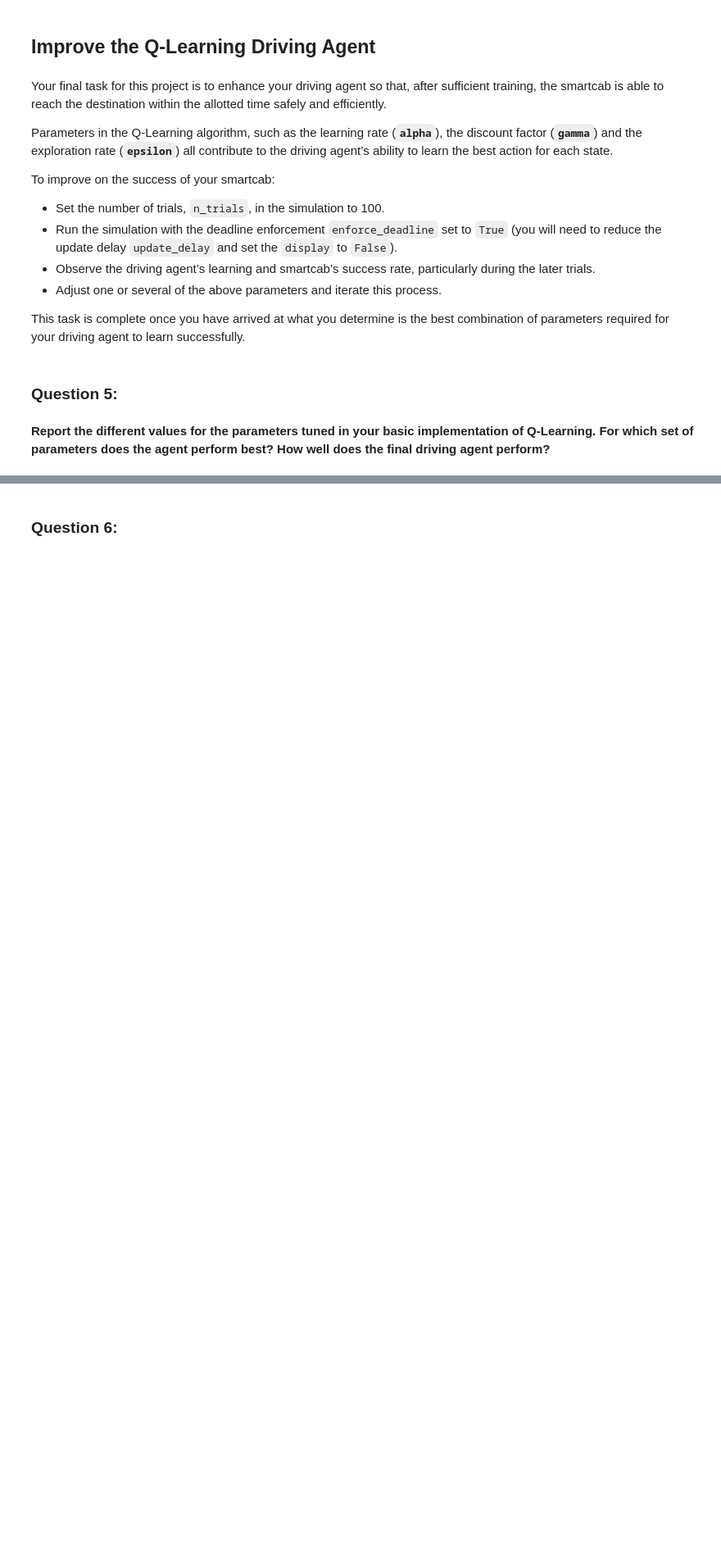
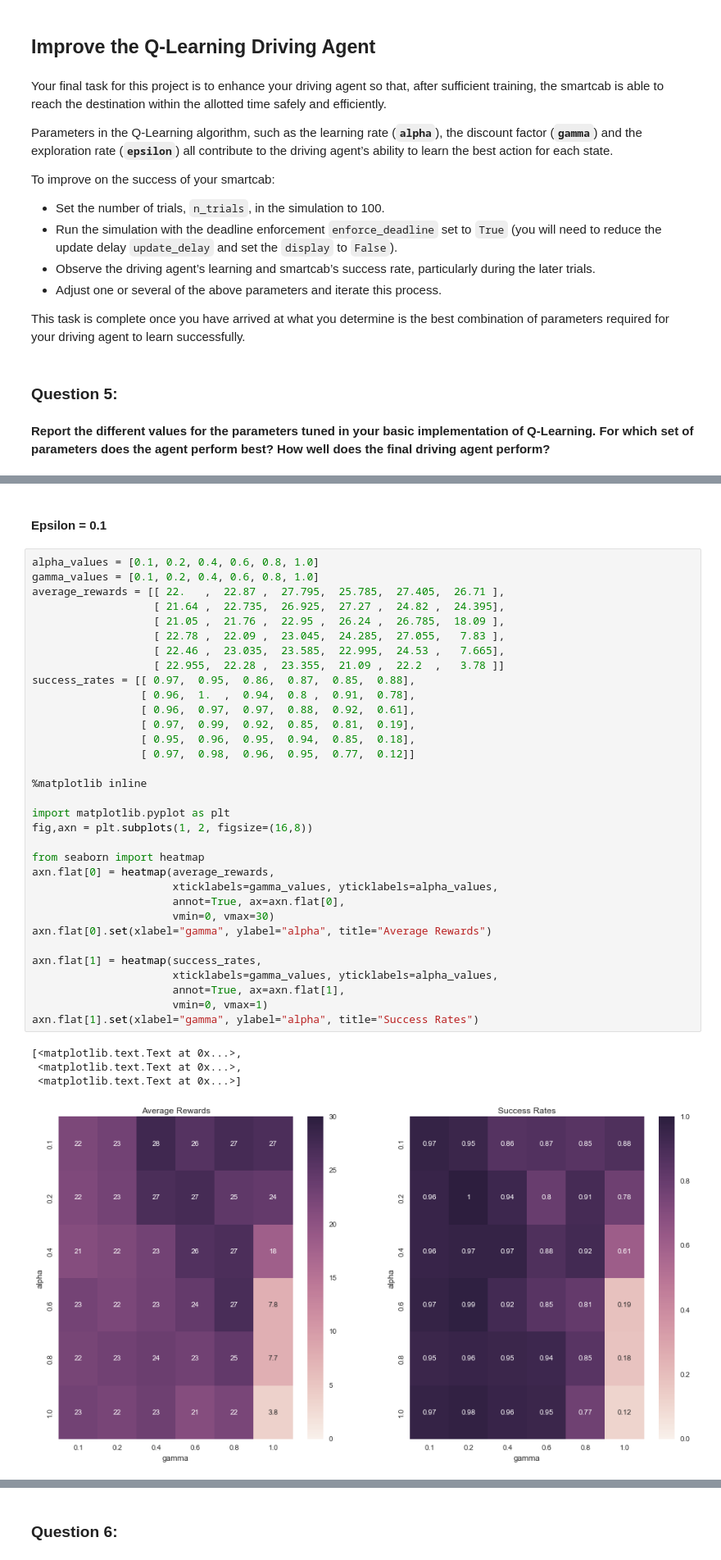
Before and after one commit to hichemaichour/UdacityMachineLearning, a Jupyter notebook: Project 4 - Smartcab/report.ipynb, the cells around one changed output, grey strips where cells are left out. Shown: that part at 82% size. Saved outputs shown, nothing was run; the diff lists cells and outputs as text; blank space fills up the shorter version.

```diff
--- a/Project 4 - Smartcab/report.ipynb
+++ b/Project 4 - Smartcab/report.ipynb
@@ -241,0 +186,40 @@ As we can see from the tables above. The optimal values for `alpha`, `gamma`, an
+# %% [markdown]
+#### Epsilon = 0.1
+# %%
+alpha_values = [0.1, 0.2, 0.4, 0.6, 0.8, 1.0]
+gamma_values = [0.1, 0.2, 0.4, 0.6, 0.8, 1.0]
+average_rewards = [[ 22.   ,  22.87 ,  27.795,  25.785,  27.405,  26.71 ],
+                   [ 21.64 ,  22.735,  26.925,  27.27 ,  24.82 ,  24.395],
+                   [ 21.05 ,  21.76 ,  22.95 ,  26.24 ,  26.785,  18.09 ],
+                   [ 22.78 ,  22.09 ,  23.045,  24.285,  27.055,   7.83 ],
+                   [ 22.46 ,  23.035,  23.585,  22.995,  24.53 ,   7.665],
+                   [ 22.955,  22.28 ,  23.355,  21.09 ,  22.2  ,   3.78 ]]
+success_rates = [[ 0.97,  0.95,  0.86,  0.87,  0.85,  0.88],
+                 [ 0.96,  1.  ,  0.94,  0.8 ,  0.91,  0.78],
+                 [ 0.96,  0.97,  0.97,  0.88,  0.92,  0.61],
+                 [ 0.97,  0.99,  0.92,  0.85,  0.81,  0.19],
+                 [ 0.95,  0.96,  0.95,  0.94,  0.85,  0.18],
+                 [ 0.97,  0.98,  0.96,  0.95,  0.77,  0.12]]
+
+%matplotlib inline
+
+import matplotlib.pyplot as plt
+fig,axn = plt.subplots(1, 2, figsize=(16,8))
+
+from seaborn import heatmap
+axn.flat[0] = heatmap(average_rewards,
+                      xticklabels=gamma_values, yticklabels=alpha_values,
+                      annot=True, ax=axn.flat[0],
+                      vmin=0, vmax=30)
+axn.flat[0].set(xlabel="gamma", ylabel="alpha", title="Average Rewards")
+
+axn.flat[1] = heatmap(success_rates,
+                      xticklabels=gamma_values, yticklabels=alpha_values,
+                      annot=True, ax=axn.flat[1],
+                      vmin=0, vmax=1)
+axn.flat[1].set(xlabel="gamma", ylabel="alpha", title="Success Rates")
+# %% [output]
+[<matplotlib.text.Text at 0x...>,
+ <matplotlib.text.Text at 0x...>,
+ <matplotlib.text.Text at 0x...>]
+[figure, added]
```
Also changed, not shown: parts of 16 cells of this notebook, 2 other files.
